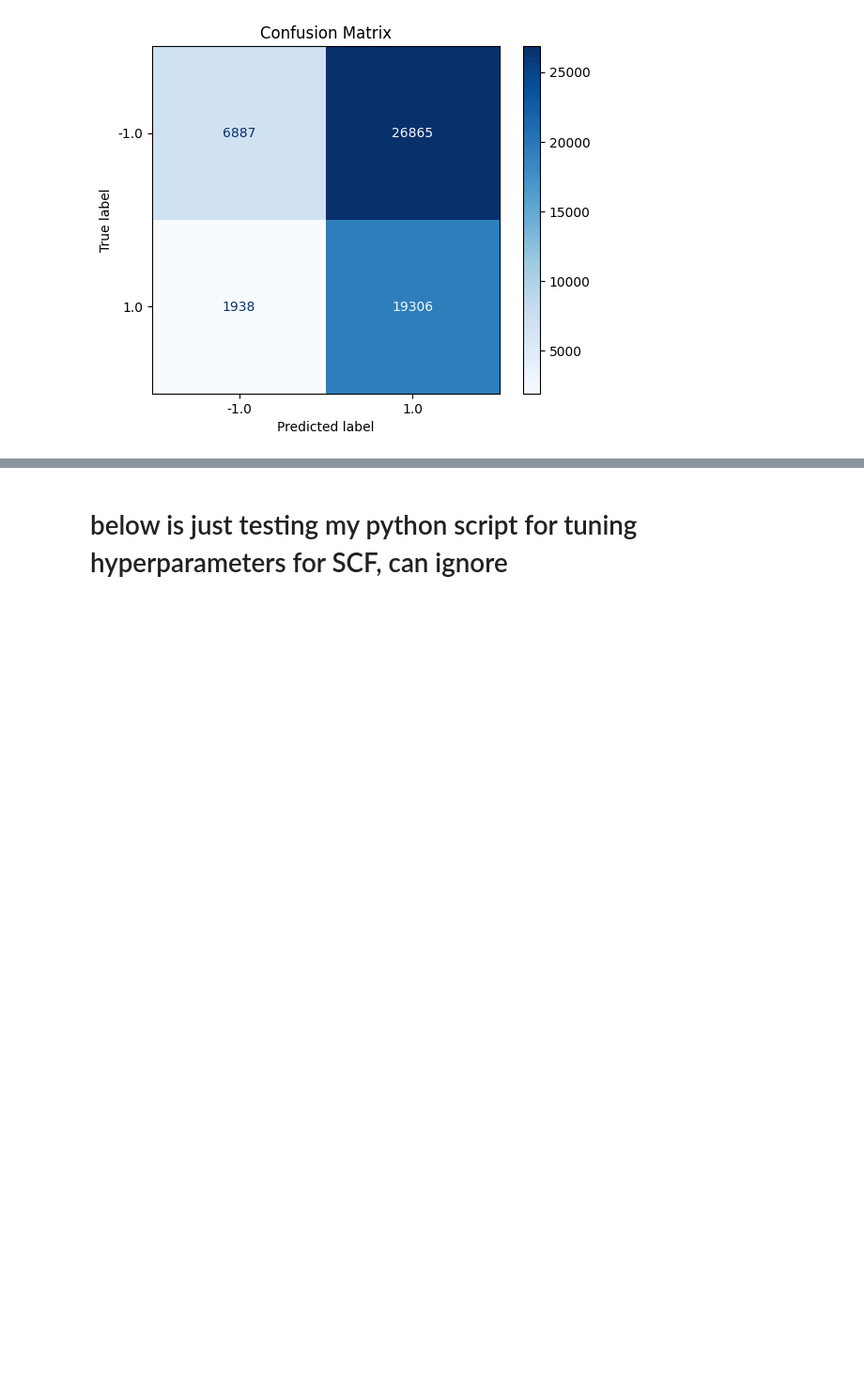
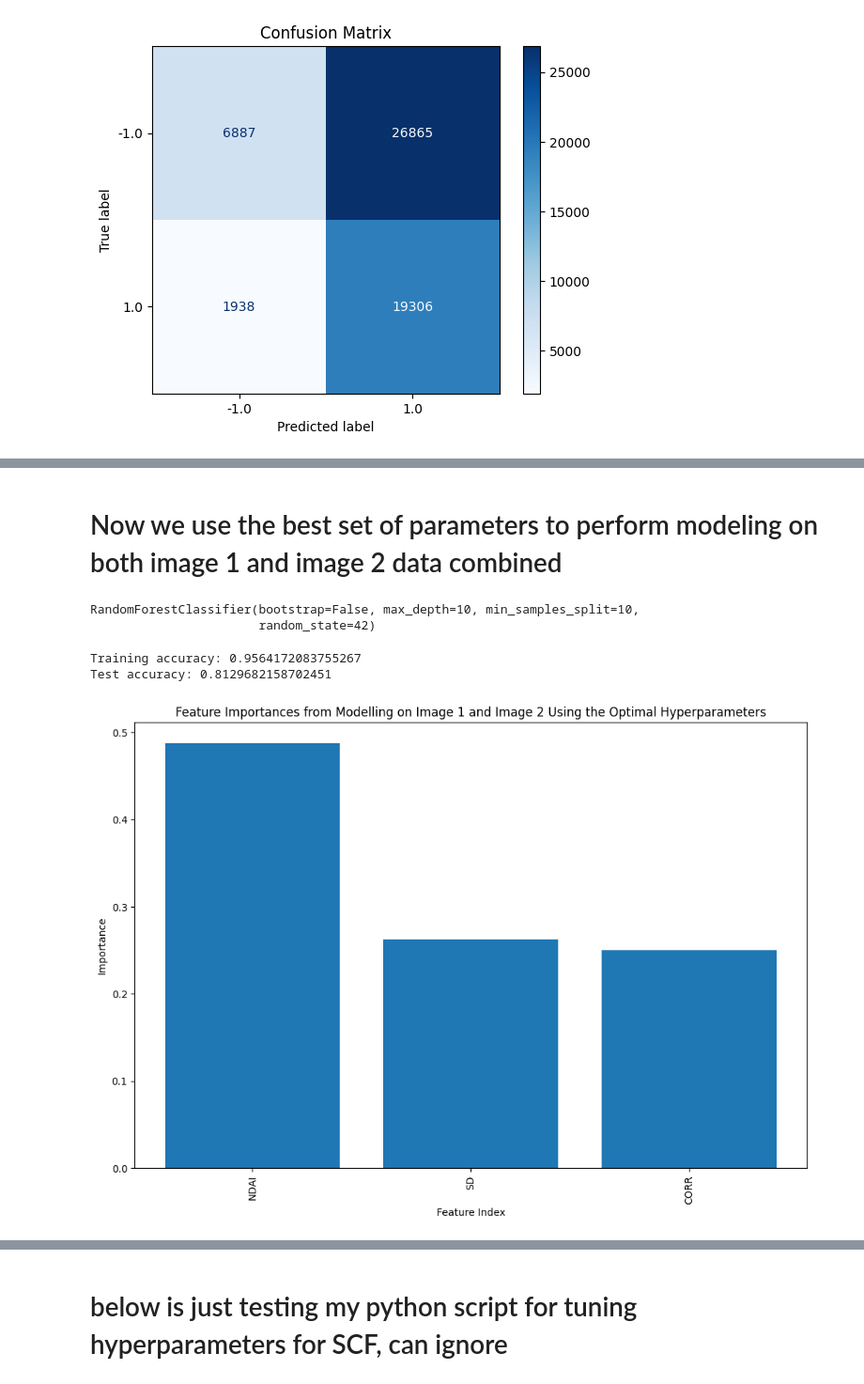
Before and after one commit to CptMgm/stat-215-group, a Jupyter notebook: lab4/code/models/randomforest/randomforest_anqi.ipynb, the cells around one changed output, grey strips where cells are left out. Shown at 94% size. Drawn from its saved outputs; the diff is of its cells as text; code cells hidden in the pictures; blank space fills up the shorter version.

Commit message:
updated random forest code

```diff
--- a/lab4/code/models/randomforest/randomforest_anqi.ipynb
+++ b/lab4/code/models/randomforest/randomforest_anqi.ipynb
@@ -191,0 +198,17 @@ plt.show()
+# %%
+# remove when expert label is zero (remove uncertain data)
+train_on1 = image_1[image_1['expert_label'] != 0]
+
+# select all features except the expert_label column from dataset and call it x
+#drop expert_label and x_coor, y_coor
+#Don't use X and Y coordinates as features
+selected_col = ['NDAI', 'SD', 'CORR']
+x_train_redc = train_on1[selected_col] # explanatory variables
+y_train_redc = train_on1['expert_label'] # response variable we want to predict
+
+# below are datasets we should use for caculating prediction accuracy using image 2
+validate_on2 = image_2[image_2['expert_label'] != 0] # remove uncertain data
+
+#drop expert_label and x_coor, y_coor
+x_validate_redc = validate_on2[selected_col] # explanatory variables
+y_validate_redc = validate_on2['expert_label'] # response variable we want to predict
@@ -191,0 +248,2 @@ plt.show()
+# %% [markdown]
+# Now we use the best set of parameters to perform modeling on both image 1 and image 2 data combined
@@ -191,0 +256,33 @@ plt.show()
+# %%
+rf_best_hyper_red = RandomForestClassifier(n_estimators=100, max_depth=10, min_samples_split=10, min_samples_leaf=1, bootstrap=False, criterion='gini', random_state=42)
+x_combined_train = pd.concat([x_train_redc, x_validate_redc])
+y_combined_train = pd.concat([y_train_redc, y_validate_redc])
+# %%
+rf_best_hyper_red.fit(x_combined_train, y_combined_train)
+# %% [output]
+RandomForestClassifier(bootstrap=False, max_depth=10, min_samples_split=10,
+                       random_state=42)
+# %%
+# Check both training and test accuracy using default hyperparameters
+train_accuracy = rf_best_hyper_red.score(x_combined_train, y_combined_train)
+
+test_accuracy = rf_best_hyper_red.score(x_test3, y_test3)
+
+print("Training accuracy:", train_accuracy)
+print("Test accuracy:", test_accuracy)
+# %% [output]
+Training accuracy: 0.9564172083755267
+Test accuracy: 0.8129682158702451
+# %%
+features = pd.DataFrame(rf_best_hyper_red.feature_importances_, index=x_combined_train.columns, columns=['importance']).sort_values('importance', ascending=False)
+features
+
+plt.figure(figsize=(12, 8))
+plt.bar(features.index, features['importance'])
+plt.xlabel('Feature Index')
+plt.ylabel('Importance')
+plt.title('Feature Importances from Modelling on Image 1 and Image 2 Using the Optimal Hyperparameters')
+plt.xticks(ticks=features.index, rotation=90)
+plt.show()
+# %% [output]
+[figure, added]
```
Also changed, not shown: parts of 14 cells of this notebook, 4 other files.
